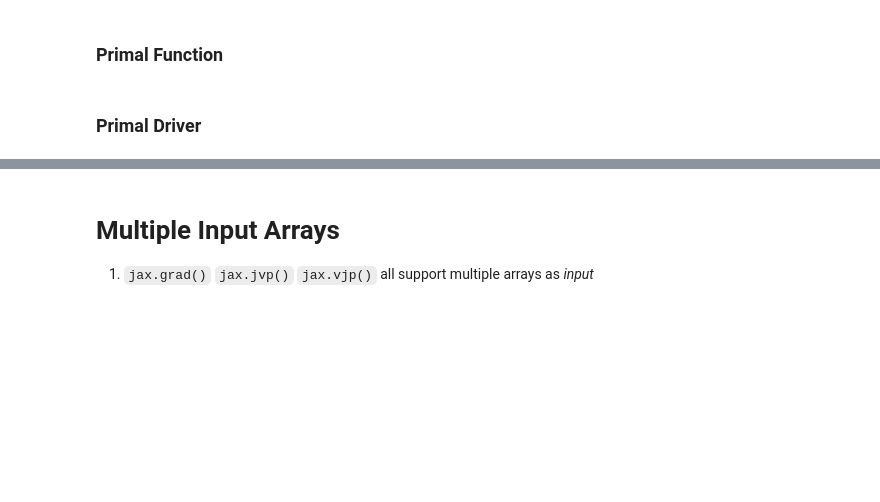
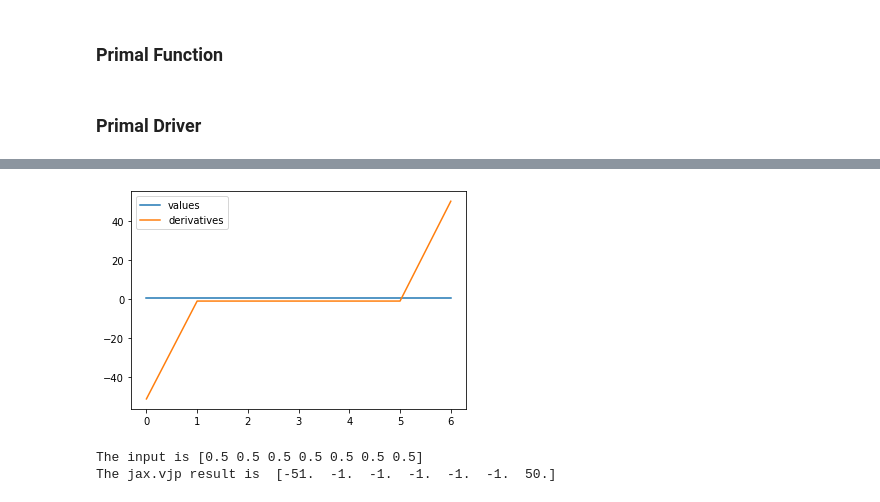
Before and after one commit to sriharikrishna/siamcse21, a Jupyter notebook: rosenbrock.ipynb, the cells around one changed output, grey strips where cells are left out. Saved outputs shown, nothing was run; the diff lists cells and outputs as text; code cells hidden in the pictures; blank space fills up the shorter version.

```diff
--- a/rosenbrock.ipynb
+++ b/rosenbrock.ipynb
@@ -120,23 +131,25 @@ rosenbrockjvp(20)
 # %%
-def rosenbrockvjp(n):
+def vjp_driver(n):
     """
-    n must be a positive integer
+    Input: n array length
+    Output: Result of Rosenbrock's banana function
     """
+    #create the input array
+    val = jnp.full(n, 0.5)
 
-    #create a random array
-    key = random.PRNGKey(0)
-    val = random.normal(key, (n,), jnp.float64)
+    #jax.vjp must be called once for each input value
     primals, fun_vjp = jax.vjp(rosenbrock, val)
 
-    # The argument of fun_vjp() can be any real number
-    seed = 0.5
+    #compute the derivatives by calling fun_vjp() for the seed value
+    seed = 1.0
     adj_val = fun_vjp(seed)
+
     plot_vals(val,grad=jnp.stack(adj_val[0]))
-
     print("The input is", val)
     print("The jax.vjp result is ", adj_val[0])
 # %%
-rosenbrockvjp(7)
+vjp_driver(7)
+# %% [output]
+[figure, added]
+The input is [0.5 0.5 0.5 0.5 0.5 0.5 0.5]
+The jax.vjp result is  [-51.  -1.  -1.  -1.  -1.  -1.  50.]
-# %% [markdown]
-# Multiple Input Arrays
-1. `jax.grad()` `jax.jvp()` `jax.vjp()` all support multiple arrays as *input*
```
Also changed, not shown: parts of 18 cells of this notebook.
